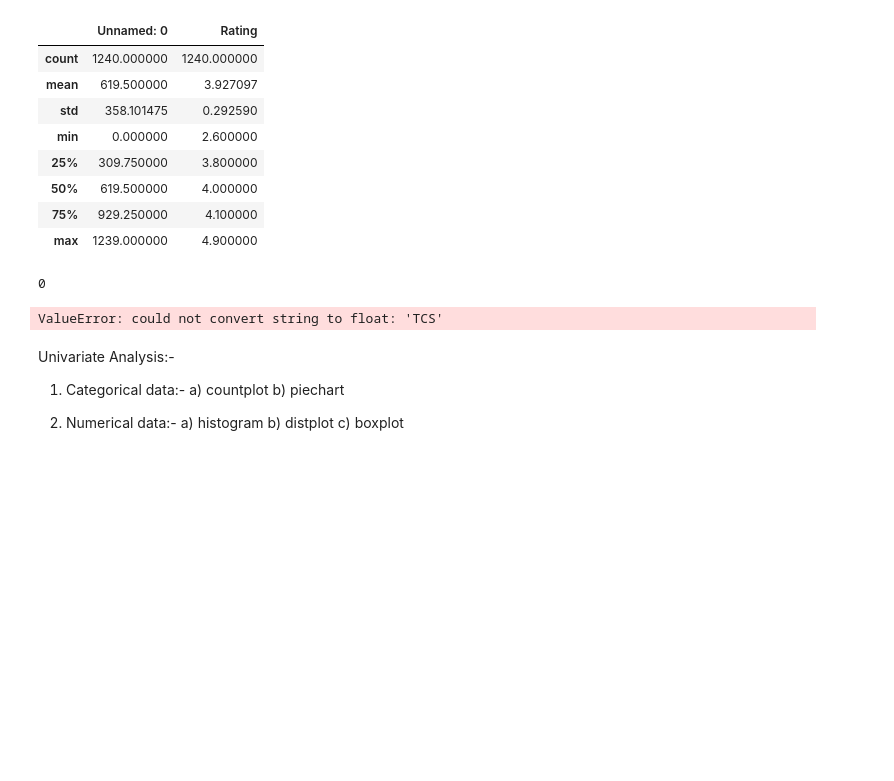
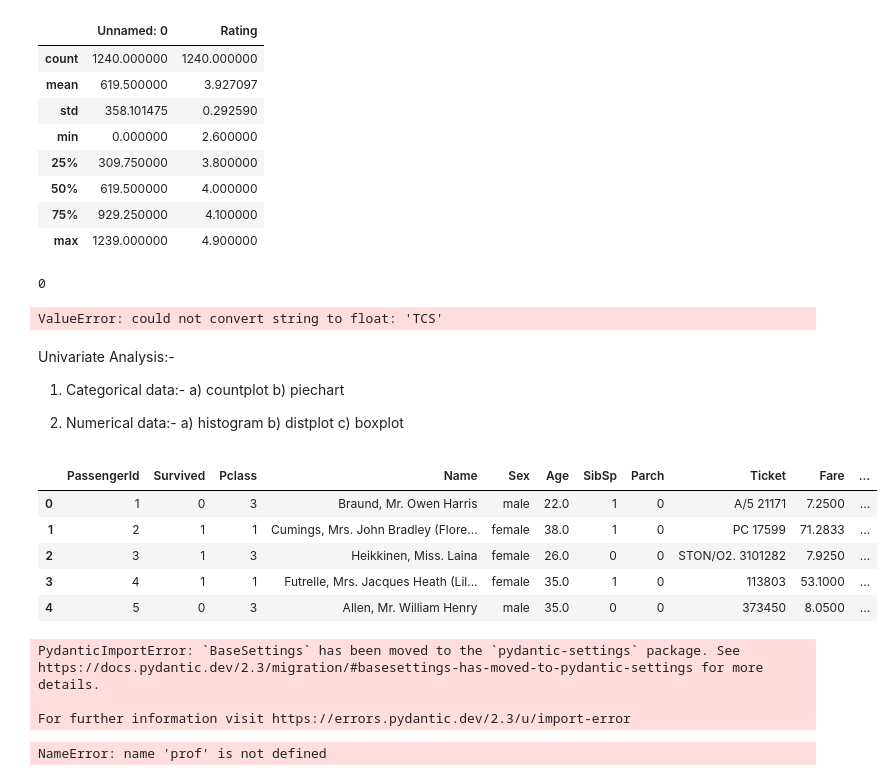
Before and after one commit to Rosireddy-V/Data_analysis, a Jupyter notebook: code.ipynb, the cells around one changed output. Drawn from its saved outputs; the diff is of its cells as text; code cells hidden in the pictures; blank space fills up the shorter version.

```diff
--- a/code.ipynb
+++ b/code.ipynb
@@ -602,3 +602,13 @@ b) piechart
 a) histogram
 b) distplot
 c) boxplot
+# %%
+d=pd.read_csv('train (1).csv')
+d.head()
+# %% [output]
+|  | PassengerId | Survived | Pclass | Name | Sex | Age | SibSp | Parch | Ticket | Fare | ... |
+| 0 | 1 | 0 | 3 | Braund, Mr. Owen Harris | male | 22.0 | 1 | 0 | A/5 21171 | 7.2500 | ... |
+| 1 | 2 | 1 | 1 | Cumings, Mrs. John Bradley (Flore... | female | 38.0 | 1 | 0 | PC 17599 | 71.2833 | ... |
+| 2 | 3 | 1 | 3 | Heikkinen, Miss. Laina | female | 26.0 | 0 | 0 | STON/O2. 3101282 | 7.9250 | ... |
+| 3 | 4 | 1 | 1 | Futrelle, Mrs. Jacques Heath (Lil... | female | 35.0 | 1 | 0 | 113803 | 53.1000 | ... |
+| 4 | 5 | 0 | 3 | Allen, Mr. William Henry | male | 35.0 | 0 | 0 | 373450 | 8.0500 | ... |
@@ -604,0 +617,12 @@ c) boxplot
+# %%
+from pandas_profiling import ProfileReport
+prof=ProfileReport(d)
+#prof.to_file(output_file='output.html')
+# %% [output]
+PydanticImportError: `BaseSettings` has been moved to the `pydantic-settings` package. See https://docs.pydantic.dev/2.3/migration/#basesettings-has-moved-to-pydantic-settings for more details.
+
+For further information visit https://errors.pydantic.dev/2.3/u/import-error
+# %%
+prof.to_widgets()
+# %% [output]
+NameError: name 'prof' is not defined
```
Also changed, not shown: parts of 1 cell of this notebook, 2 other files.
